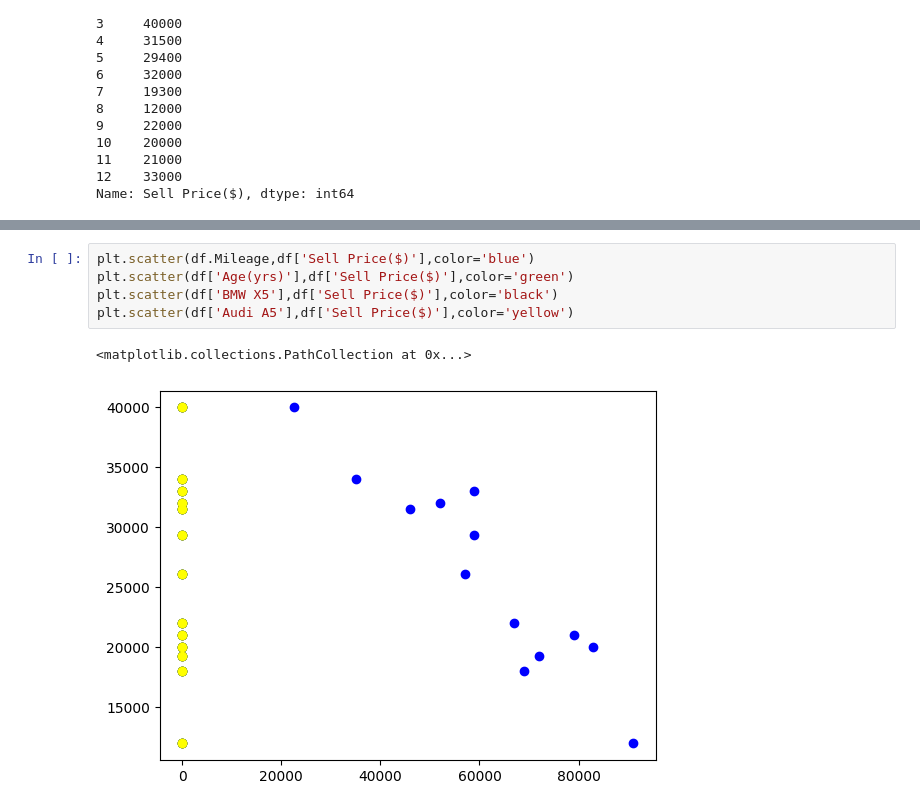
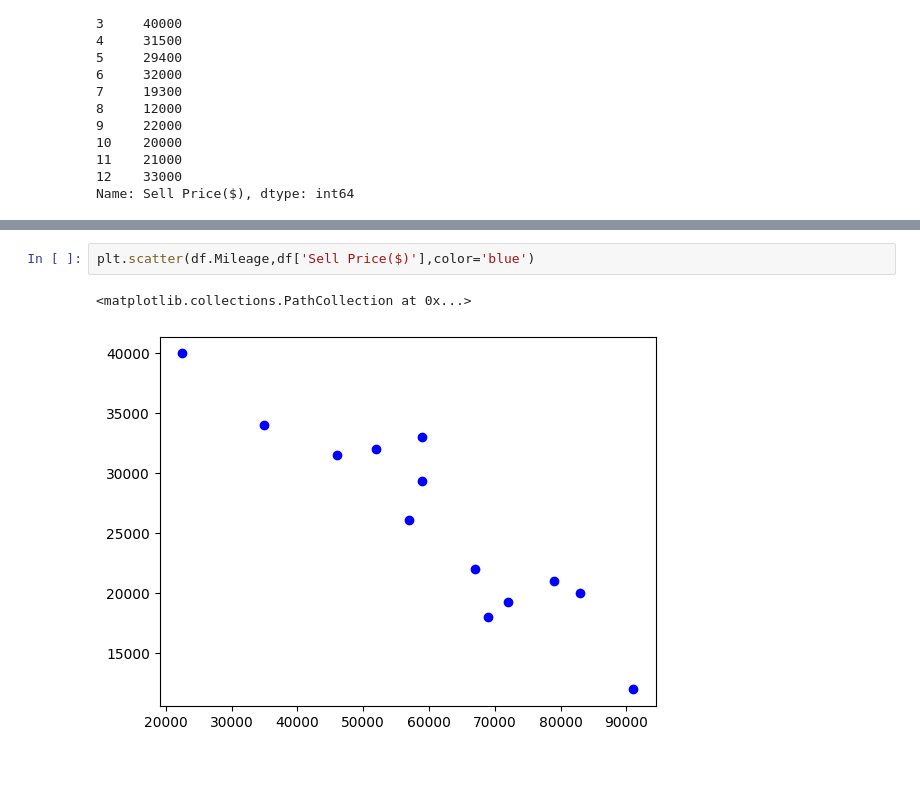
Before and after one commit to yeshwanth5/MachineLearning, a Jupyter notebook: carpricesPredictor.ipynb, the cells around one changed output, grey strips where cells are left out. Saved outputs shown, nothing was run; the diff lists cells and outputs as text; blank space fills up the shorter version.

```diff
--- a/carpricesPredictor.ipynb
+++ b/carpricesPredictor.ipynb
@@ -205,8 +201,5 @@ array([23952.27048603])
 # %%
 plt.scatter(df.Mileage,df['Sell Price($)'],color='blue')
-plt.scatter(df['Age(yrs)'],df['Sell Price($)'],color='green')
-plt.scatter(df['BMW X5'],df['Sell Price($)'],color='black')
-plt.scatter(df['Audi A5'],df['Sell Price($)'],color='yellow')
 # %% [output]
 <matplotlib.collections.PathCollection at 0x...>
-[figure, old version]
+[figure, new version]
```
Also changed, not shown: parts of 7 cells of this notebook.
